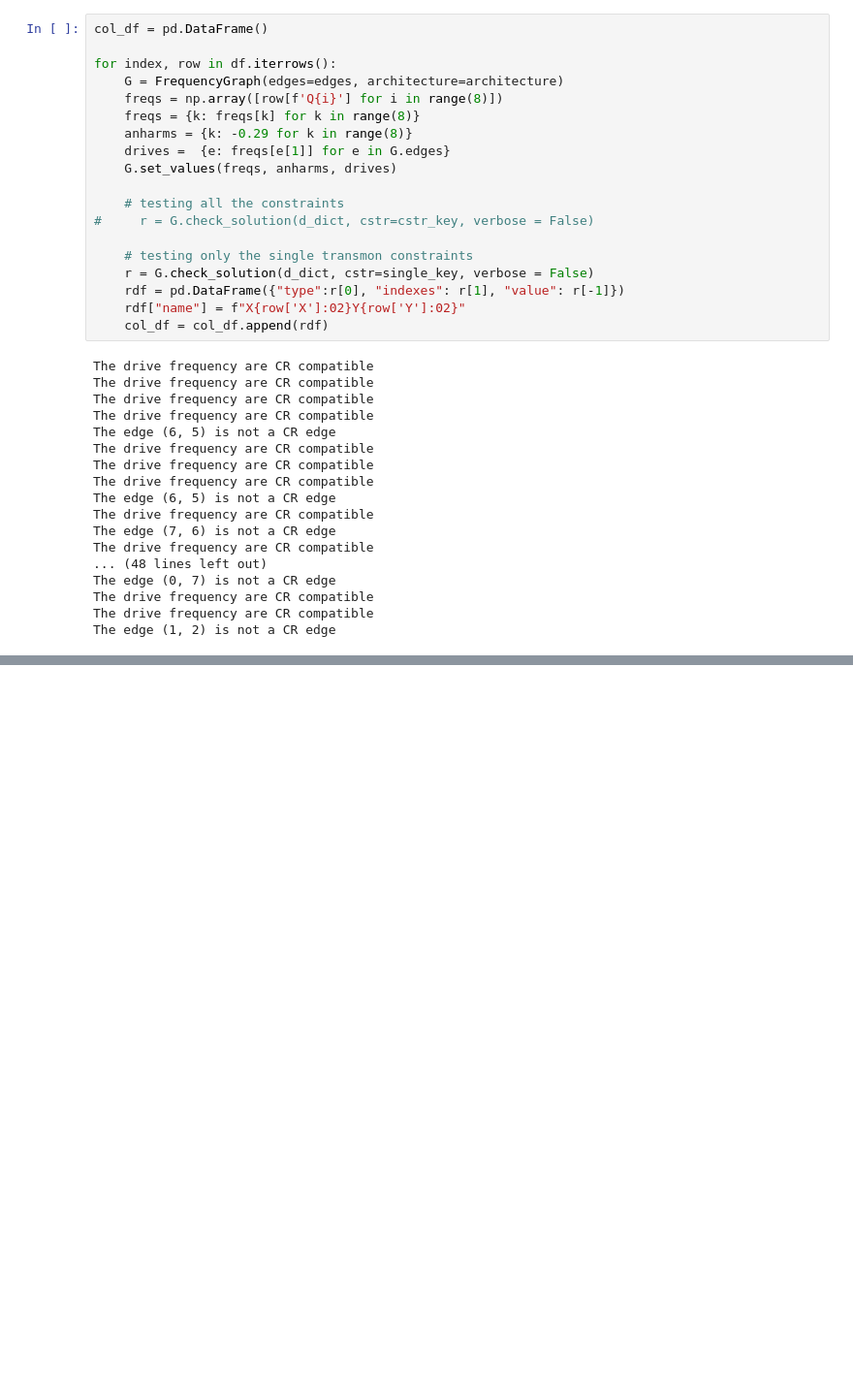
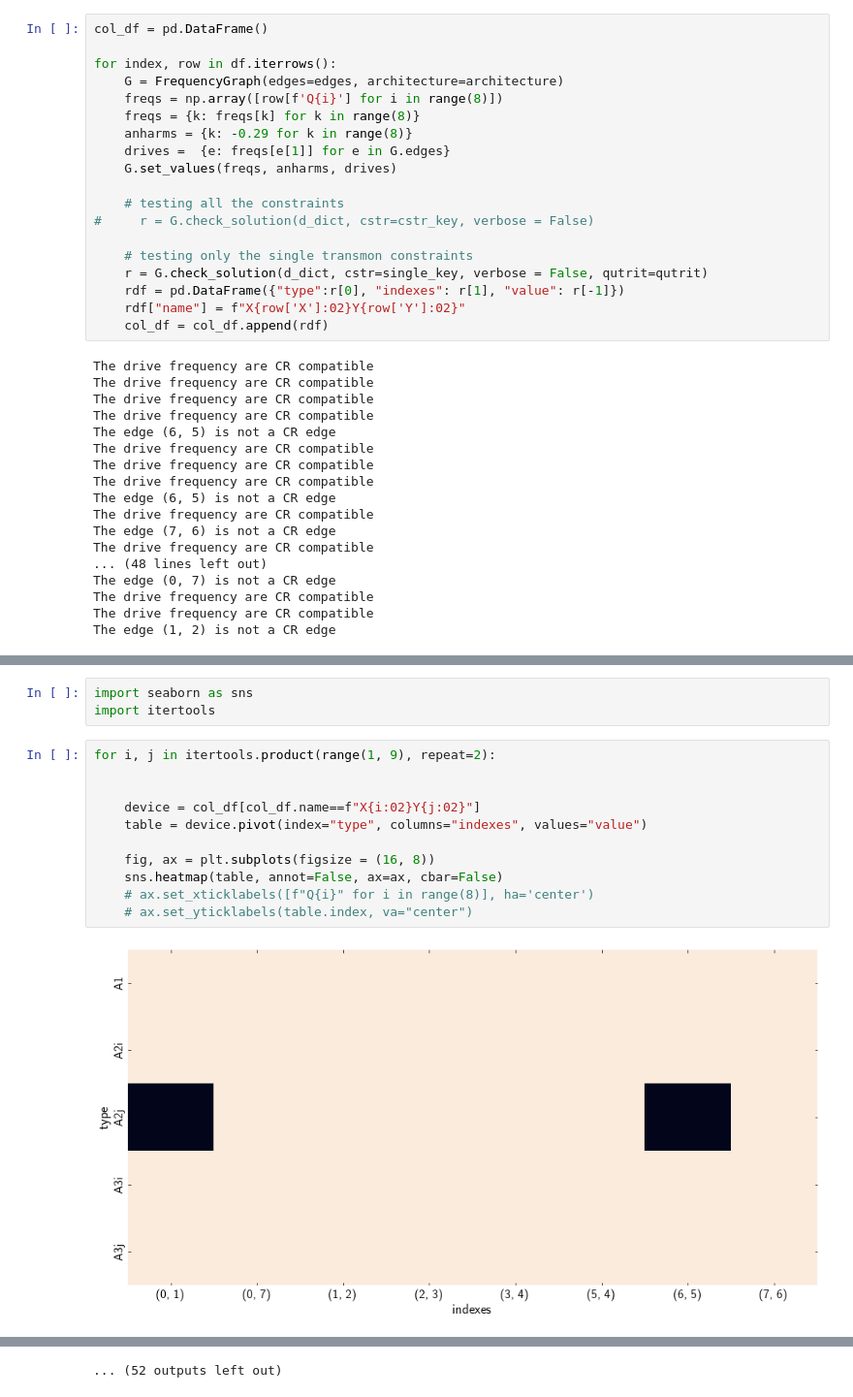
Before and after one commit to AlMrvn/frequency-allocation, a Jupyter notebook: Notebook/Check_sample.ipynb, the cells around one changed output, grey strips where cells are left out. Shown: that part at 97% size. Drawn from its saved outputs; the diff is of its cells as text; blank space fills up the shorter version.

```diff
--- a/Notebook/Check_sample.ipynb
+++ b/Notebook/Check_sample.ipynb
@@ -158,7 +156,7 @@ for index, row in df.iterrows():
 #     r = G.check_solution(d_dict, cstr=cstr_key, verbose = False)
 
     # testing only the single transmon constraints
-    r = G.check_solution(d_dict, cstr=single_key, verbose = False)
+    r = G.check_solution(d_dict, cstr=single_key, verbose = False, qutrit=qutrit)
     rdf = pd.DataFrame({"type":r[0], "indexes": r[1], "value": r[-1]})
     rdf["name"] = f"X{row['X']:02}Y{row['Y']:02}"
     col_df = col_df.append(rdf)
@@ -234,0 +201,16 @@ col_df[col_df.name=="X01Y01"]
+# %%
+import seaborn as sns
+import itertools
+# %%
+for i, j in itertools.product(range(1, 9), repeat=2):
+
+
+    device = col_df[col_df.name==f"X{i:02}Y{j:02}"]
+    table = device.pivot(index="type", columns="indexes", values="value")
+
+    fig, ax = plt.subplots(figsize = (16, 8))
+    sns.heatmap(table, annot=False, ax=ax, cbar=False)
+    # ax.set_xticklabels([f"Q{i}" for i in range(8)], ha='center')
+    # ax.set_yticklabels(table.index, va="center")
+# %% [output]
+[figure, added]
@@ -234,0 +228 @@ col_df[col_df.name=="X01Y01"]
+... (52 outputs left out)
```
Also changed, not shown: parts of 11 cells of this notebook, 2 other files.
